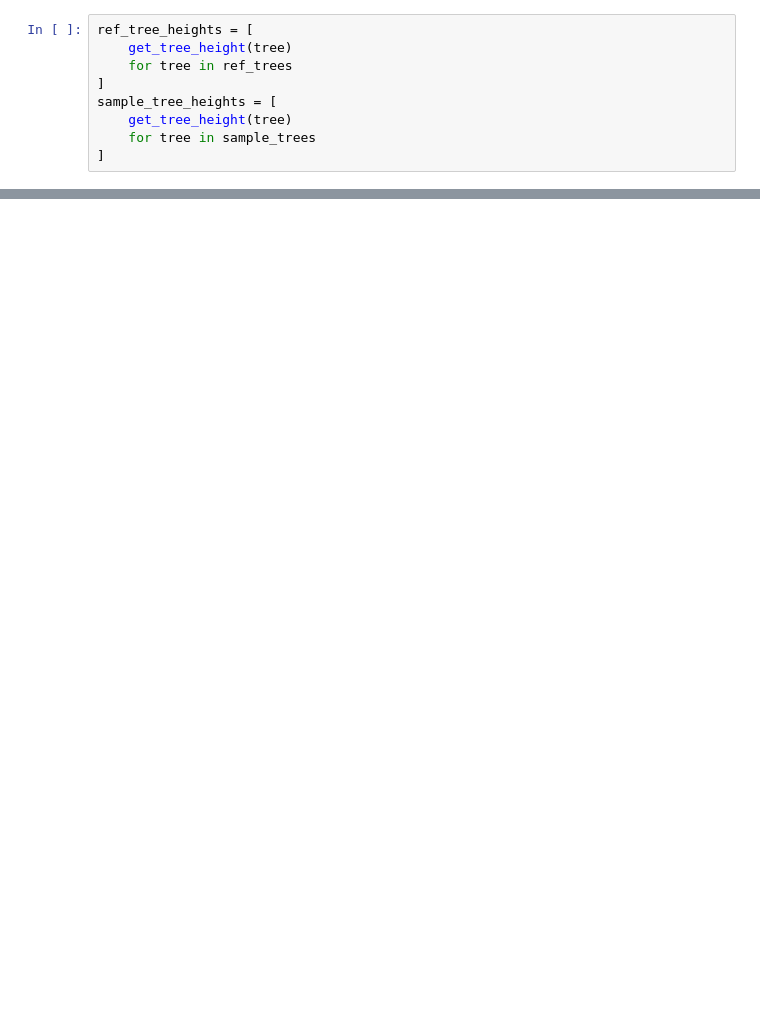
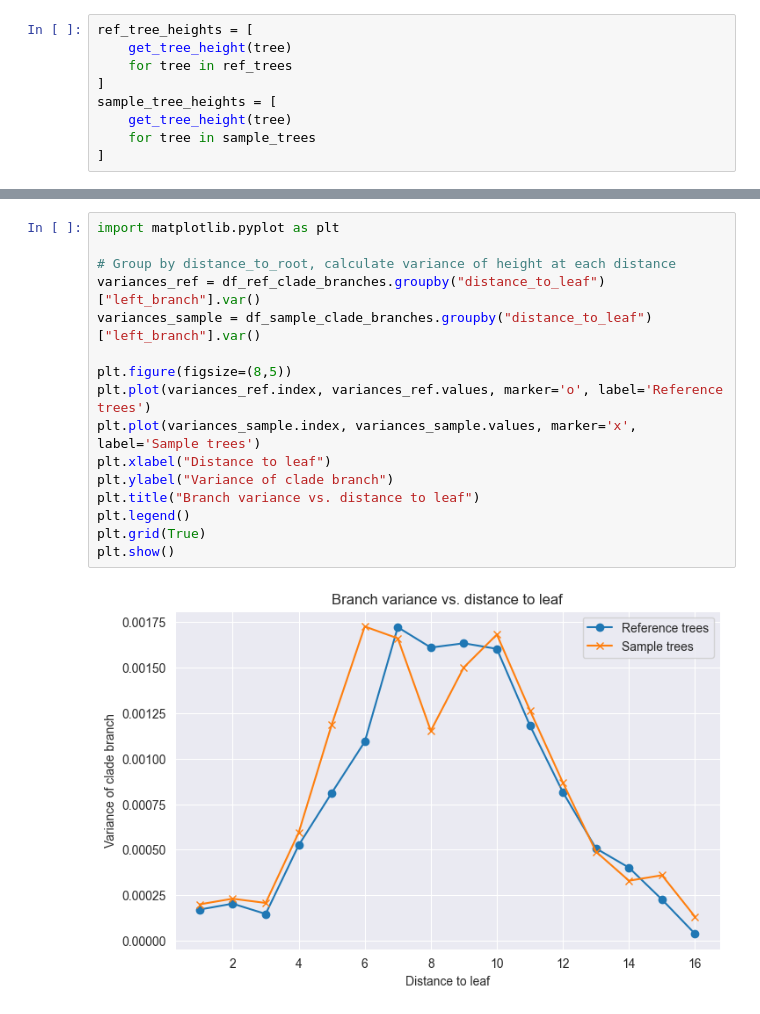
Before and after one commit to tochsner/ccd-validation, a Jupyter notebook: src/distribution_analysis/analyze_bccd_distribution.ipynb, the cells around one changed output, grey strips where cells are left out. Drawn from its saved outputs; the diff is of its cells as text; blank space fills up the shorter version.

```diff
--- a/src/distribution_analysis/analyze_bccd_distribution.ipynb
+++ b/src/distribution_analysis/analyze_bccd_distribution.ipynb
@@ -103,0 +144,18 @@ plt.show()
+# %%
+import matplotlib.pyplot as plt
+
+# Group by distance_to_root, calculate variance of height at each distance
+variances_ref = df_ref_clade_branches.groupby("distance_to_leaf")["left_branch"].var()
+variances_sample = df_sample_clade_branches.groupby("distance_to_leaf")["left_branch"].var()
+
+plt.figure(figsize=(8,5))
+plt.plot(variances_ref.index, variances_ref.values, marker='o', label='Reference trees')
+plt.plot(variances_sample.index, variances_sample.values, marker='x', label='Sample trees')
+plt.xlabel("Distance to leaf")
+plt.ylabel("Variance of clade branch")
+plt.title("Branch variance vs. distance to leaf")
+plt.legend()
+plt.grid(True)
+plt.show()
+# %% [output]
+[figure, added]
```
Also changed, not shown: parts of 39 cells of this notebook, 14 other files.
